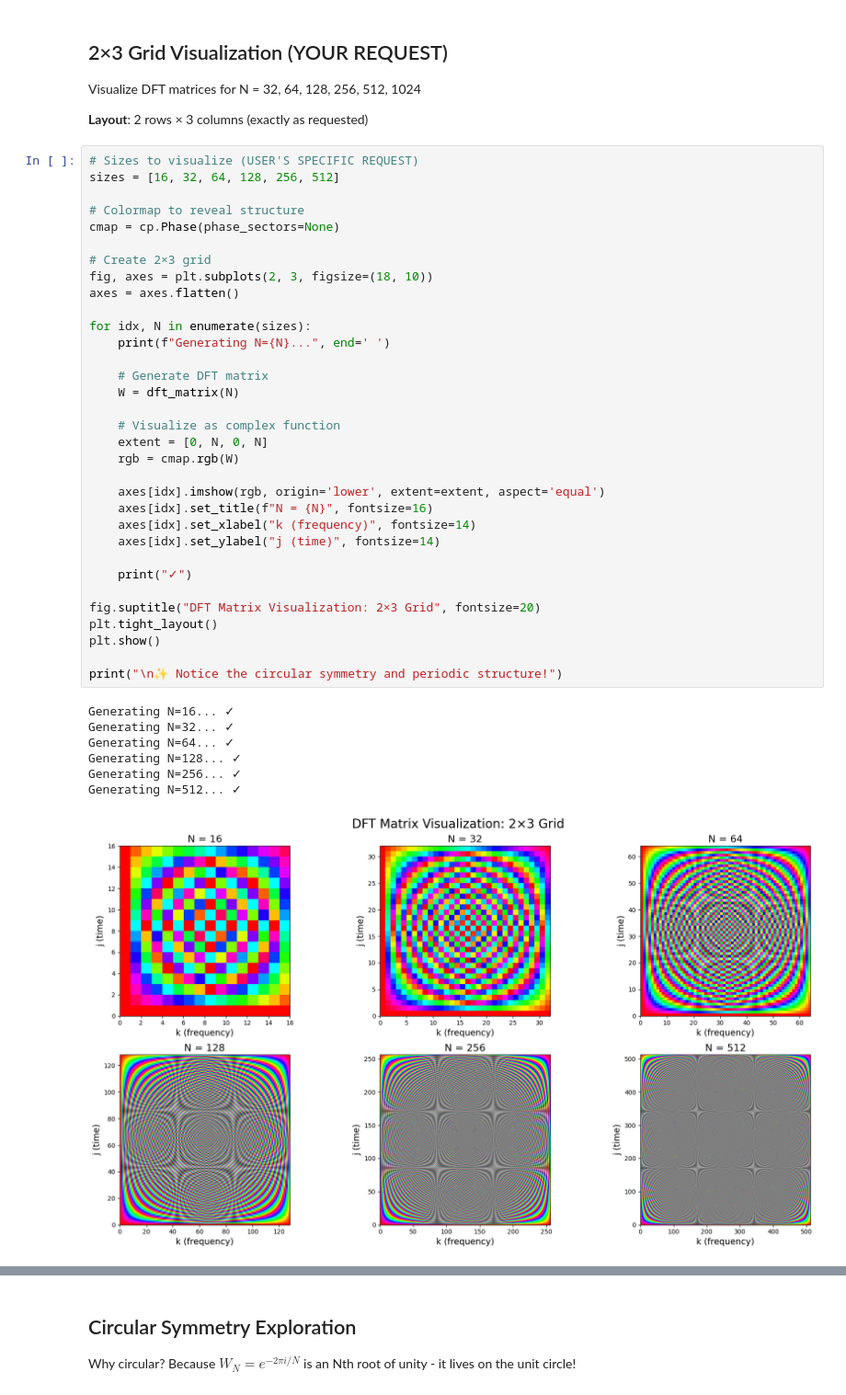
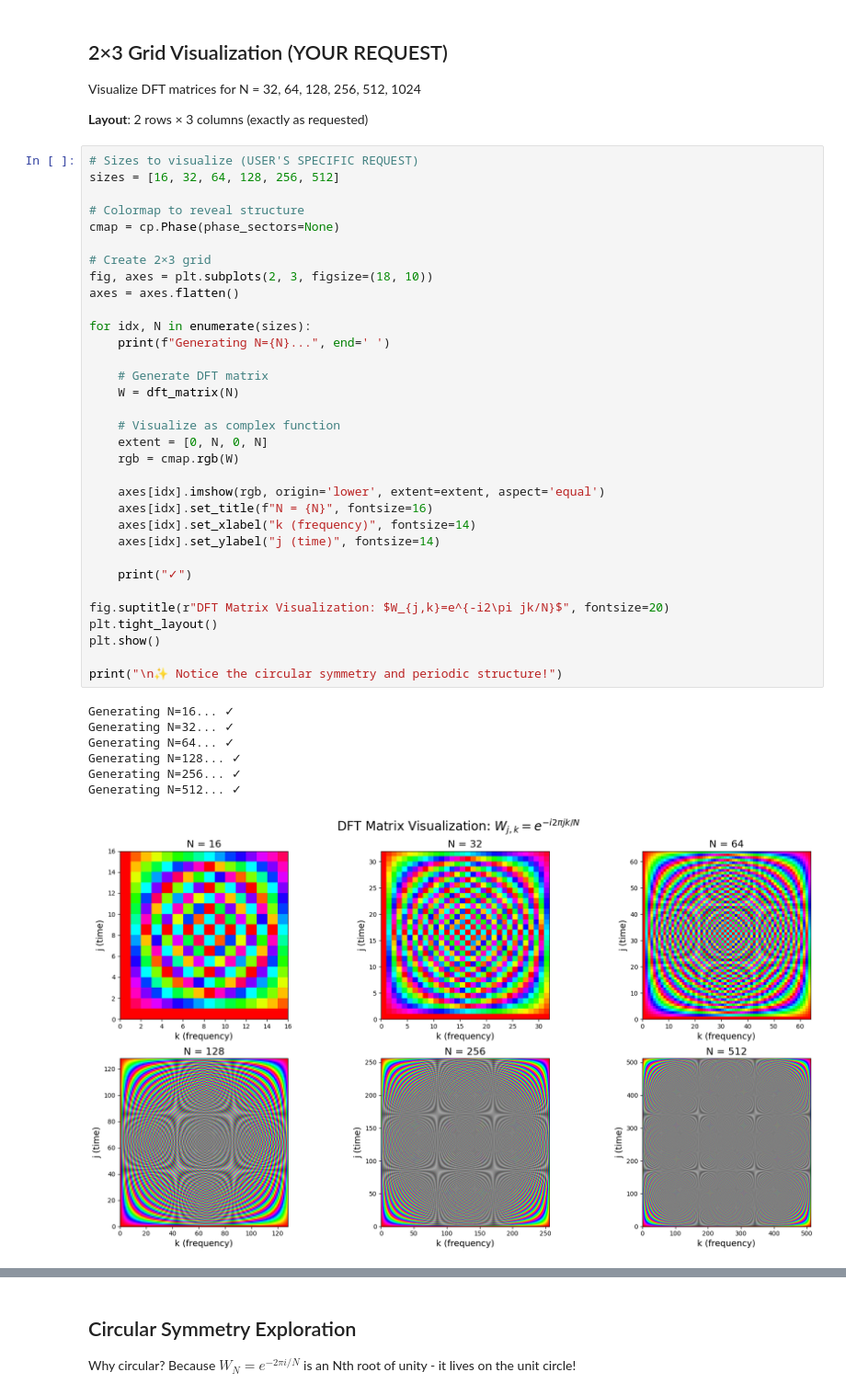
Before and after one commit to kuvychko/complexplorer, a Jupyter notebook: examples/applications/app_01_fft_matrices.ipynb, the cells around one changed output, grey strips where cells are left out. Shown at 92% size. Drawn from its saved outputs; the diff is of its cells as text.

Commit message:
FFT notebook figure title update

```diff
--- a/examples/applications/app_01_fft_matrices.ipynb
+++ b/examples/applications/app_01_fft_matrices.ipynb
@@ -56,35 +56,35 @@ fig, axes = plt.subplots(2, 3, figsize=(18, 10))
 axes = axes.flatten()
 
 for idx, N in enumerate(sizes):
     print(f"Generating N={N}...", end=' ')
 
     # Generate DFT matrix
     W = dft_matrix(N)
 
     # Visualize as complex function
     extent = [0, N, 0, N]
     rgb = cmap.rgb(W)
 
     axes[idx].imshow(rgb, origin='lower', extent=extent, aspect='equal')
     axes[idx].set_title(f"N = {N}", fontsize=16)
     axes[idx].set_xlabel("k (frequency)", fontsize=14)
     axes[idx].set_ylabel("j (time)", fontsize=14)
 
     print("✓")
 
-fig.suptitle("DFT Matrix Visualization: 2×3 Grid", fontsize=20)
+fig.suptitle(r"DFT Matrix Visualization: $W_{j,k}=e^{-i2\pi jk/N}$", fontsize=20)
 plt.tight_layout()
 plt.show()
 
 print("\n✨ Notice the circular symmetry and periodic structure!")
 # %% [output]
 Generating N=16... ✓
 Generating N=32... ✓
 Generating N=64... ✓
 Generating N=128... ✓
 Generating N=256... ✓
 Generating N=512... ✓
-[figure, old version]
+[figure, new version]
 ✨ Notice the circular symmetry and periodic structure!
 # %% [markdown]
 ## Circular Symmetry Exploration
```
